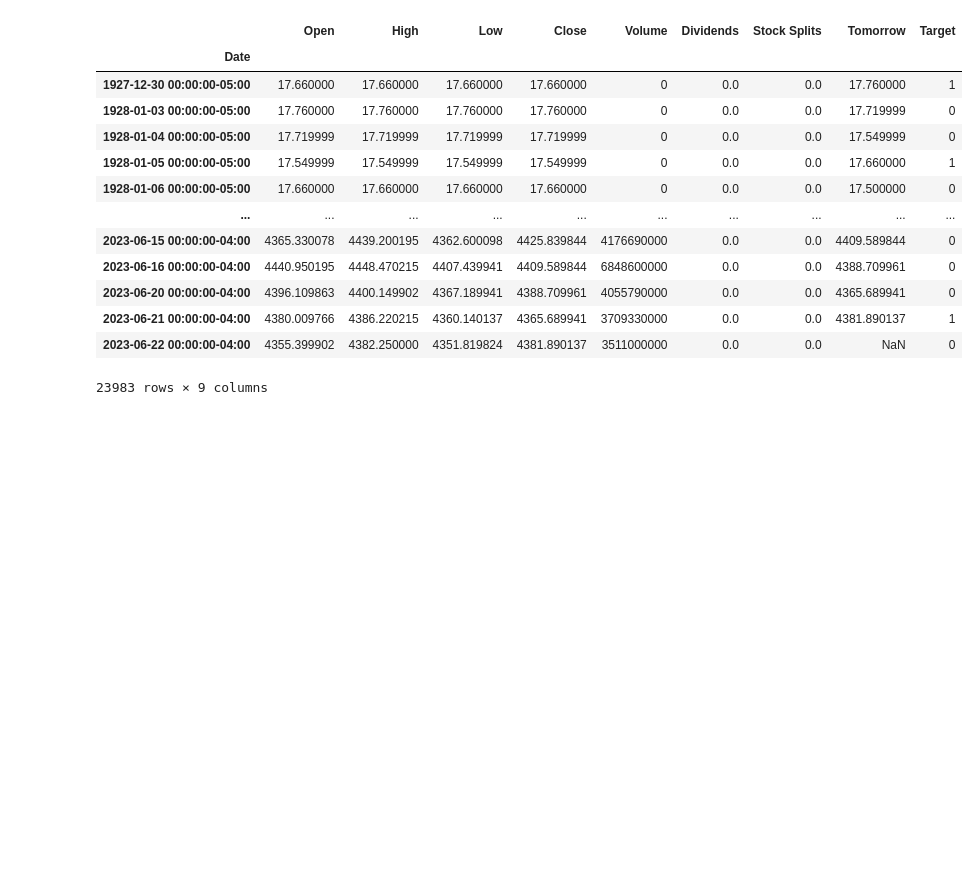
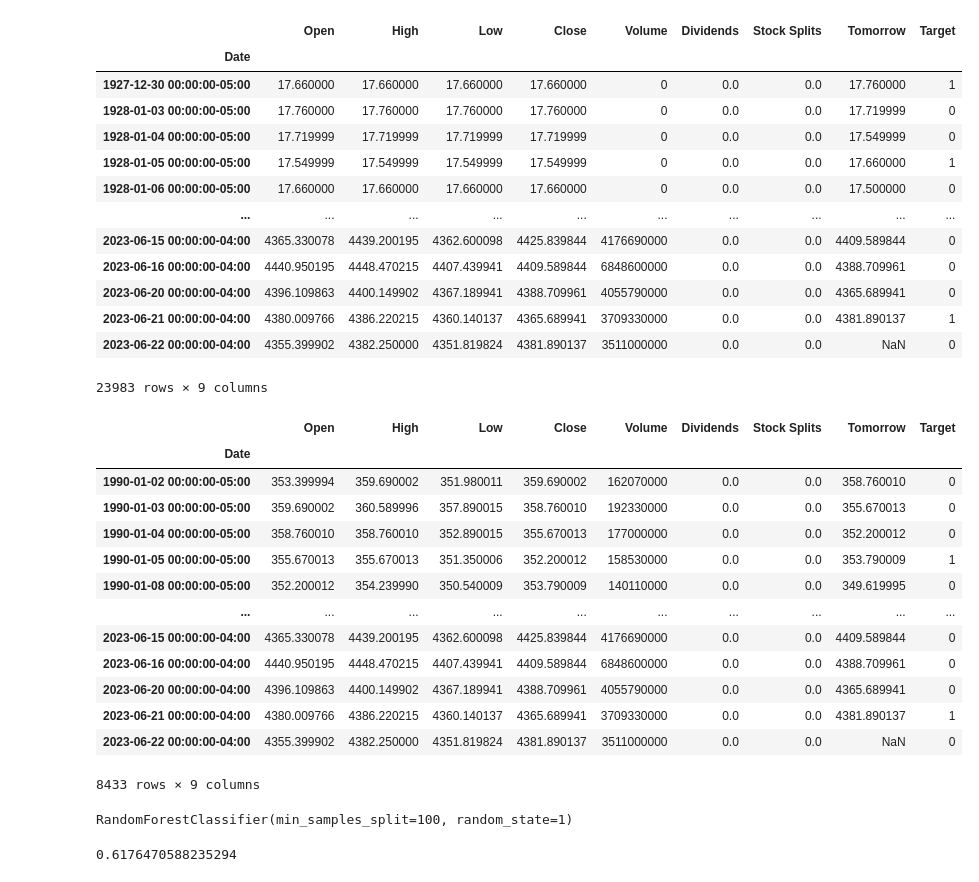
Before and after one commit to davidw102403/price_prediction_with_rfc, a Jupyter notebook: model.ipynb, the cells around one changed output. Saved outputs shown, nothing was run; the diff lists cells and outputs as text; code cells hidden in the pictures; blank space fills up the shorter version.

Commit message:
implement random forest classifier

```diff
--- a/model.ipynb
+++ b/model.ipynb
@@ -86,3 +86,42 @@ sp500
 # %%
 # remove data before 1990
 sp500 = sp500.loc["1990-01-01":].copy()
+sp500
+# %% [output]
+|  | Open | High | Low | Close | Volume | Dividends | Stock Splits | Tomorrow | Target |
+| Date |  |  |  |  |  |  |  |  |  |
+| 1990-01-02 00:00:00-05:00 | 353.399994 | 359.690002 | 351.980011 | 359.690002 | 162070000 | 0.0 | 0.0 | 358.760010 | 0 |
+| 1990-01-03 00:00:00-05:00 | 359.690002 | 360.589996 | 357.890015 | 358.760010 | 192330000 | 0.0 | 0.0 | 355.670013 | 0 |
+| 1990-01-04 00:00:00-05:00 | 358.760010 | 358.760010 | 352.890015 | 355.670013 | 177000000 | 0.0 | 0.0 | 352.200012 | 0 |
+| 1990-01-05 00:00:00-05:00 | 355.670013 | 355.670013 | 351.350006 | 352.200012 | 158530000 | 0.0 | 0.0 | 353.790009 | 1 |
+| 1990-01-08 00:00:00-05:00 | 352.200012 | 354.239990 | 350.540009 | 353.790009 | 140110000 | 0.0 | 0.0 | 349.619995 | 0 |
+| ... | ... | ... | ... | ... | ... | ... | ... | ... | ... |
+| 2023-06-15 00:00:00-04:00 | 4365.330078 | 4439.200195 | 4362.600098 | 4425.839844 | 4176690000 | 0.0 | 0.0 | 4409.589844 | 0 |
+| 2023-06-16 00:00:00-04:00 | 4440.950195 | 4448.470215 | 4407.439941 | 4409.589844 | 6848600000 | 0.0 | 0.0 | 4388.709961 | 0 |
+| 2023-06-20 00:00:00-04:00 | 4396.109863 | 4400.149902 | 4367.189941 | 4388.709961 | 4055790000 | 0.0 | 0.0 | 4365.689941 | 0 |
+| 2023-06-21 00:00:00-04:00 | 4380.009766 | 4386.220215 | 4360.140137 | 4365.689941 | 3709330000 | 0.0 | 0.0 | 4381.890137 | 1 |
+| 2023-06-22 00:00:00-04:00 | 4355.399902 | 4382.250000 | 4351.819824 | 4381.890137 | 3511000000 | 0.0 | 0.0 | NaN | 0 |
+8433 rows × 9 columns
+# %%
+# train model
+from sklearn.ensemble import RandomForestClassifier
+
+model = RandomForestClassifier(n_estimators=100, min_samples_split=100, random_state=1)
+
+train = sp500.iloc[:-100]
+test = sp500.iloc[-100:]
+
+predictors = ["Close", "Volume", "Open", "High", "Low"]
+model.fit(train[predictors], train["Target"])
+# %% [output]
+RandomForestClassifier(min_samples_split=100, random_state=1)
+# %%
+# measure how accurate the model is
+from sklearn.metrics import precision_score
+import pandas as pd
+
+preds = model.predict(test[predictors])
+preds = pd.Series(preds, index=test.index)
+precision_score(test["Target"], preds)
+# %% [output]
+0.6176470588235294
```
Also changed, not shown: parts of 1 cell of this notebook.
